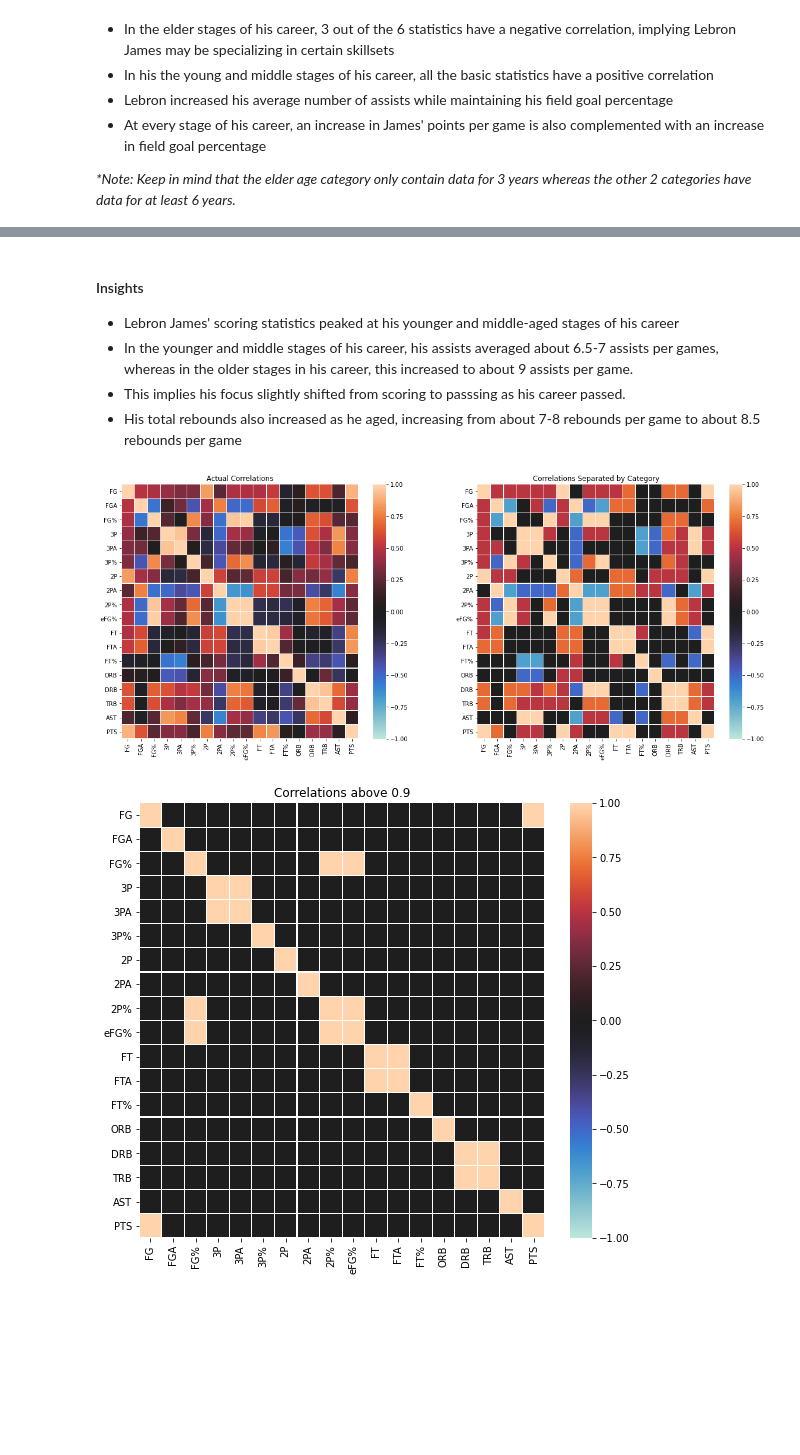
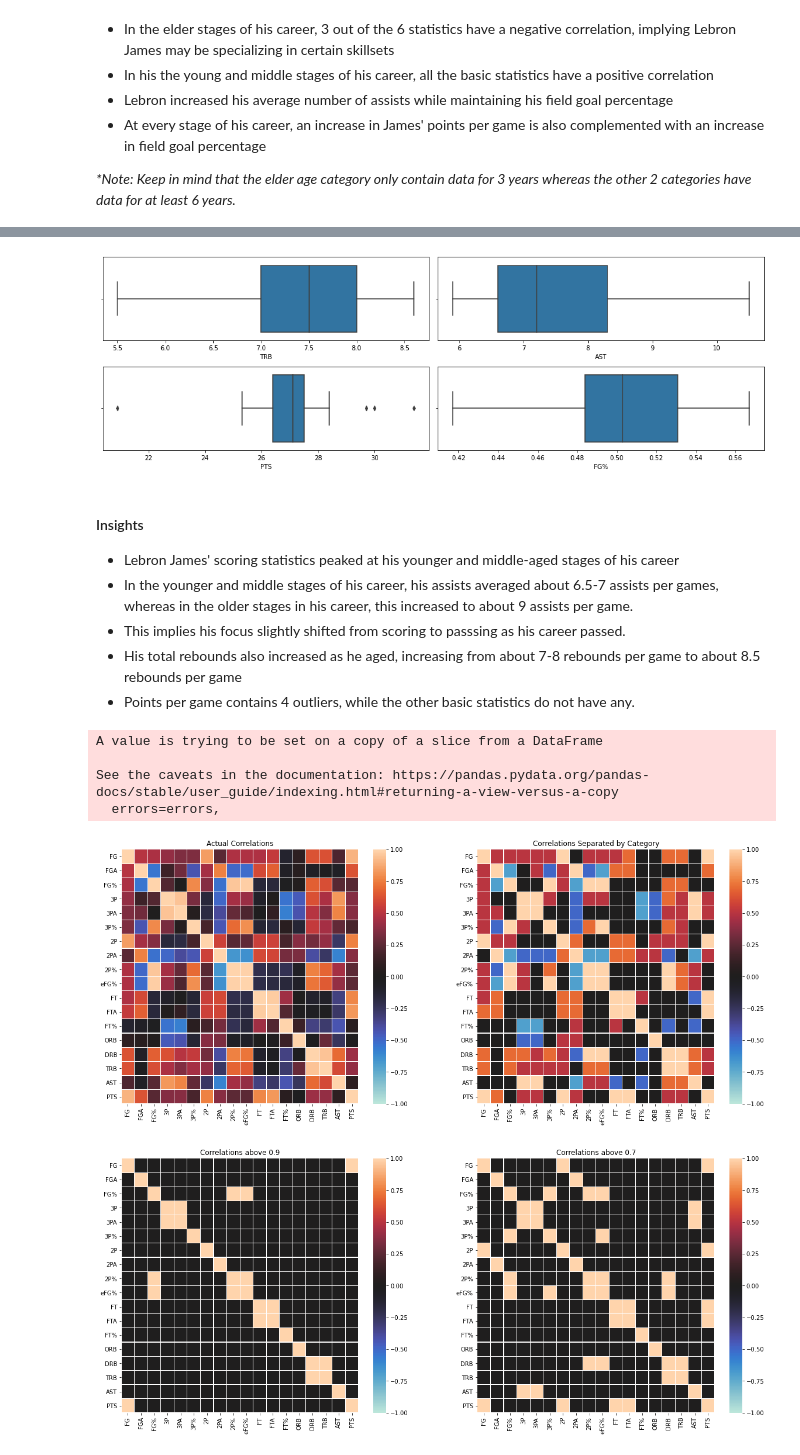
Before and after one commit to SarthakKamboj/Lebron-James-Efficiency-ML-Models, a Jupyter notebook: Data Visualization.ipynb, the cells around one changed output, grey strips where cells are left out. Cells and saved outputs as stored; diff of their text form; code cells hidden in the pictures; blank space fills up the shorter version.

```diff
--- a/Data Visualization.ipynb
+++ b/Data Visualization.ipynb
@@ -99,3 +125,17 @@ plt.show()
+# %%
+fig = plt.figure(1,(15,5))
+i = 0
+for imprt_col in imprt_cols:
+    if imprt_col == "Age Category":
+        continue
+    i += 1
+    ax = plt.subplot(2,2,i)
+    ax.set_xlabel(imprt_col)
+    sns.boxplot(x=imprt_col, data=avgs_df)
+    plt.tight_layout()
+plt.show()
+# %% [output]
+[figure, added]
 # %% [markdown]
 <h4>Insights</h4>
 <ul>
@@ -103,6 +143,7 @@ plt.show()
     <li>In the younger and middle stages of his career, his assists averaged about 6.5-7 assists per games, whereas in the older stages in his career, this increased to about 9 assists per game.</li>
     <li>This implies his focus slightly shifted from scoring to passsing as his career passed.</li>
     <li>His total rebounds also increased as he aged, increasing from about 7-8 rebounds per game to about 8.5 rebounds per game</li>
+    <li>Points per game contains 4 outliers, while the other basic statistics do not have any.</li>
 </ul>
 # %%
 def corr_cats(orig_corr_df):
@@ -142,29 +183,41 @@ def filter_high_corr(orig_corr_df, corr_cutoff):
 # %%
 num_df = avgs_df.select_dtypes(exclude=["object"])
 num_df.drop(["Age","G","GS","MP", "PF","TOV","BLK","STL"],axis=1,inplace=True)
 
 corrs = num_df.corr()
 fig = plt.figure(1,(20,8))
 ax = plt.subplot(1,2,1)
 ax.set_title("Actual Correlations")
 sns.heatmap(corrs,vmin=-1,vmax=1, center=0, linewidth=0.1)
 
 ax = plt.subplot(1,2,2)
 ax.set_title("Correlations Separated by Category")
 nums_corrs_cats_df = corr_cats(corrs)
 sns.heatmap(nums_corrs_cats_df,vmin=-1,vmax=1, center=0, linewidth=0.1)
 plt.show()
 
 fig = plt.figure(1,(20,8))
 ax = plt.subplot(1,2,1)
 corr_cutoff = 0.9
 ax.set_title(f"Correlations above {corr_cutoff}")
 high_corr_df = filter_high_corr(corrs, corr_cutoff)
 sns.heatmap(high_corr_df,vmin=-1,vmax=1, center = 0, linewidth=0.1)
+
+ax = plt.subplot(1,2,2)
+corr_cutoff = 0.7
+ax.set_title(f"Correlations above {corr_cutoff}")
+high_corr_df = filter_high_corr(corrs, corr_cutoff)
+sns.heatmap(high_corr_df,vmin=-1,vmax=1, center = 0, linewidth=0.1)
+
+
 plt.show()
 # %% [output]
+A value is trying to be set on a copy of a slice from a DataFrame
+
+See the caveats in the documentation: https://pandas.pydata.org/pandas-docs/stable/user_guide/indexing.html#returning-a-view-versus-a-copy
+  errors=errors,
 [figure]
-[figure, old version]
+[figure, new version]
 # %% [markdown]
 <h4>Insights</h4>
 <ul>
```
Also changed, not shown: parts of 17 cells of this notebook.
